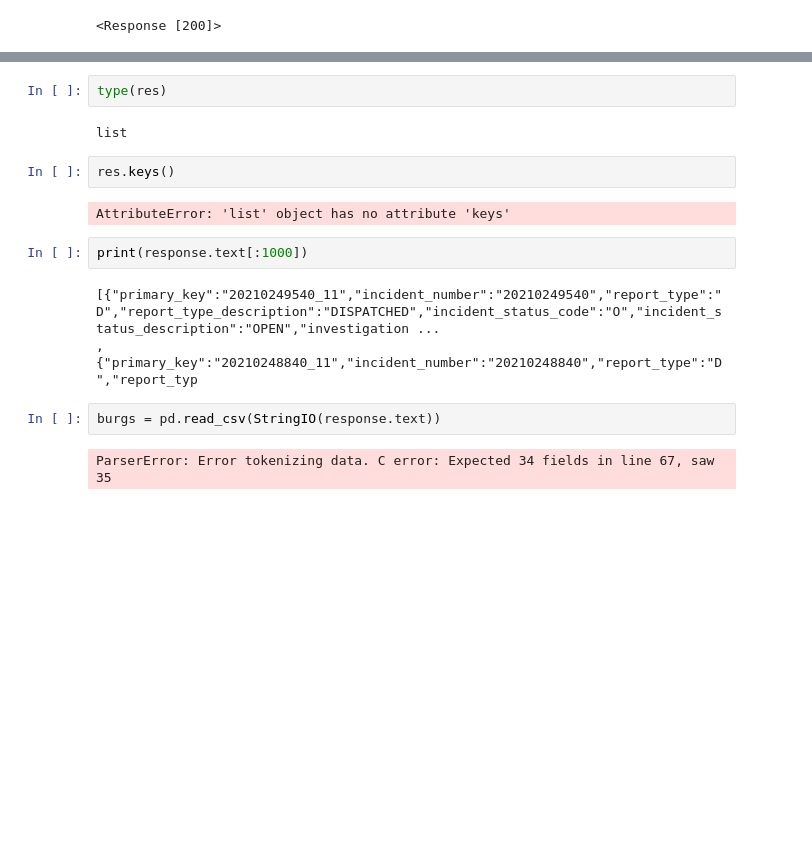
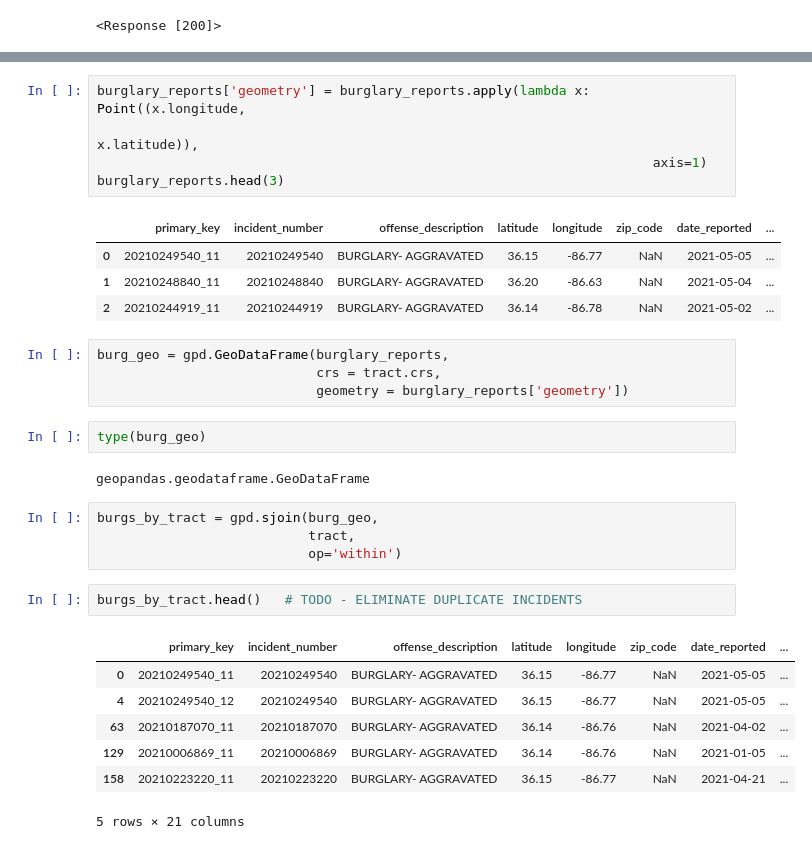
Before and after one commit to nss-data-science-cohort-5/geospatial_api-silver-sharks, a Jupyter notebook: notebooks/Geospatial_API.ipynb, the cells around one changed output, grey strips where cells are left out. Drawn from its saved outputs; the diff is of its cells as text; blank space fills up the shorter version.

```diff
--- a/notebooks/Geospatial_API.ipynb
+++ b/notebooks/Geospatial_API.ipynb
@@ -46,17 +154,32 @@ res = response.json()
+# %%
+burglary_reports['geometry'] = burglary_reports.apply(lambda x: Point((x.longitude,
+                                                                       x.latitude)),
+                                                                       axis=1)
+burglary_reports.head(3)
+# %% [output]
+|  | primary_key | incident_number | offense_description | latitude | longitude | zip_code | date_reported | ... |
+| 0 | 20210249540_11 | 20210249540 | BURGLARY- AGGRAVATED | 36.15 | -86.77 | NaN | 2021-05-05 | ... |
+| 1 | 20210248840_11 | 20210248840 | BURGLARY- AGGRAVATED | 36.20 | -86.63 | NaN | 2021-05-04 | ... |
+| 2 | 20210244919_11 | 20210244919 | BURGLARY- AGGRAVATED | 36.14 | -86.78 | NaN | 2021-05-02 | ... |
+# %%
+burg_geo = gpd.GeoDataFrame(burglary_reports,
+                            crs = tract.crs,
+                            geometry = burglary_reports['geometry'])
 # %%
-type(res)
+type(burg_geo)
 # %% [output]
-list
+geopandas.geodataframe.GeoDataFrame
-# %%
-res.keys()
-# %% [output]
-AttributeError: 'list' object has no attribute 'keys'
-# %%
-print(response.text[:1000])
-# %% [output]
-[{"primary_key":"20210249540_11","incident_number":"20210249540","report_type":"D","report_type_description":"DISPATCHED","incident_status_code":"O","incident_status_description":"OPEN","investigation ...
-,{"primary_key":"20210248840_11","incident_number":"20210248840","report_type":"D","report_typ
-# %%
-burgs = pd.read_csv(StringIO(response.text))
-# %% [output]
-ParserError: Error tokenizing data. C error: Expected 34 fields in line 67, saw 35
+# %%
+burgs_by_tract = gpd.sjoin(burg_geo,
+                           tract,
+                           op='within')
+# %%
+burgs_by_tract.head()   # TODO - ELIMINATE DUPLICATE INCIDENTS
+# %% [output]
+|  | primary_key | incident_number | offense_description | latitude | longitude | zip_code | date_reported | ... |
+| 0 | 20210249540_11 | 20210249540 | BURGLARY- AGGRAVATED | 36.15 | -86.77 | NaN | 2021-05-05 | ... |
+| 4 | 20210249540_12 | 20210249540 | BURGLARY- AGGRAVATED | 36.15 | -86.77 | NaN | 2021-05-05 | ... |
+| 63 | 20210187070_11 | 20210187070 | BURGLARY- AGGRAVATED | 36.14 | -86.76 | NaN | 2021-04-02 | ... |
+| 129 | 20210006869_11 | 20210006869 | BURGLARY- AGGRAVATED | 36.14 | -86.76 | NaN | 2021-01-05 | ... |
+| 158 | 20210223220_11 | 20210223220 | BURGLARY- AGGRAVATED | 36.15 | -86.77 | NaN | 2021-04-21 | ... |
+5 rows × 21 columns
```
Also changed, not shown: parts of 26 cells of this notebook.
